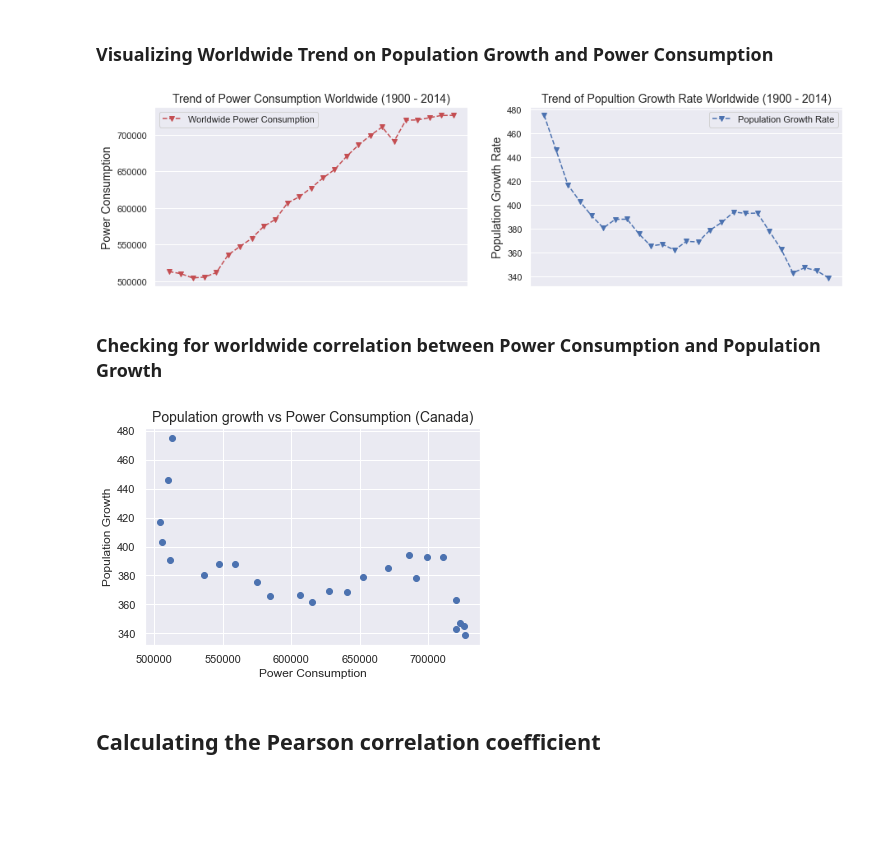
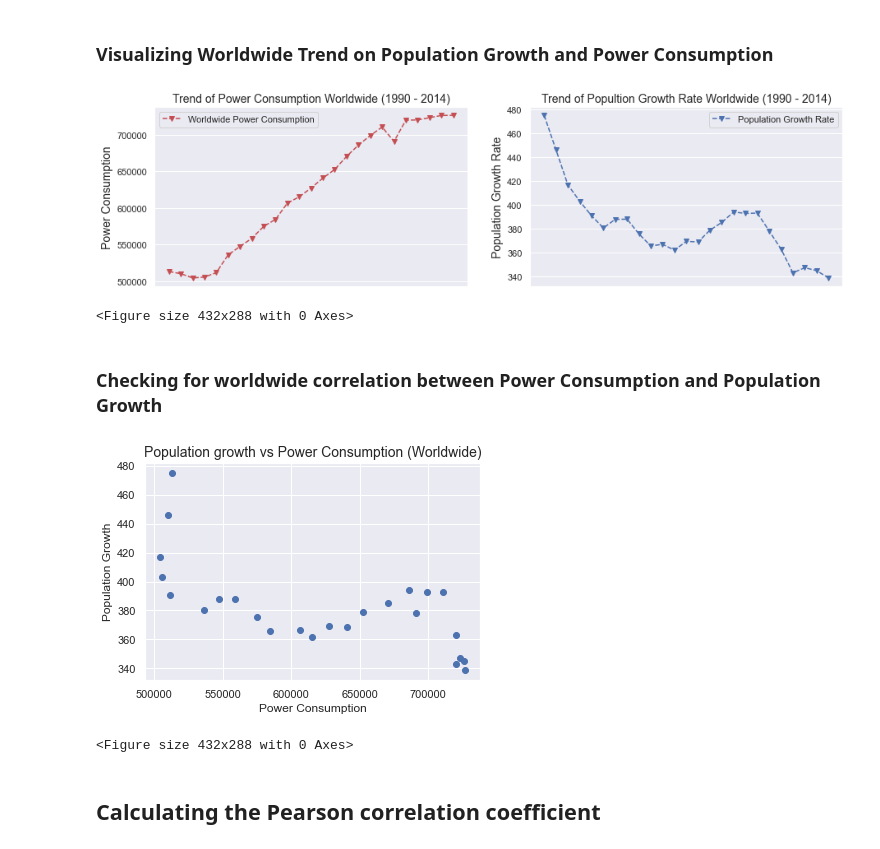
Before and after one commit to iamYole/ADS_Assignment_2, a Jupyter notebook: Population Growth VS Energy Consumption.ipynb, the cells around one changed output. Saved outputs shown, nothing was run; the diff lists cells and outputs as text; code cells hidden in the pictures; blank space fills up the shorter version.

```diff
--- a/Population Growth VS Energy Consumption.ipynb
+++ b/Population Growth VS Energy Consumption.ipynb
@@ -385,43 +423,49 @@ plt.show();
 ### Visualizing Worldwide Trend on Population Growth and Power Consumption
 # %%
 # Defining the aggregate variables
-total_population_growth = df_population_growth_nmv.iloc[:,1:].sum()
+total_population_growth = df_population_growth_nmv.iloc[:, 1:].sum()
+total_power_consumption = df_power_consumption_nmv.iloc[:, 1:].sum()
 
-total_power_consumption = df_power_consumption_nmv.iloc[:,1:].sum()
 
 # Plotting the Graph
 fig, (wax1,wax2) = plt.subplots(1,2, figsize = (15,4))
 
-wax1.plot(total_power_consumption[0:(len(total_power_consumption)-1)],'v--r', label = 'Worldwide Power Consumption')
+# Worldwide Power Consumption Trend
+wax1.plot(total_power_consumption[0:(len(total_power_consumption)-1)], 'v--r', label = 'Worldwide Power Consumption')
 wax1.set_xlabel('Years (1990 - 2014)')
 wax1.get_xaxis().set_visible(False)
-wax1.set_ylabel('Power Consumption', size=14)
-wax1.set_title('Trend of Power Consumption Worldwide (1900 - 2014)', size = 14)
+wax1.set_ylabel('Power Consumption', size = 14)
+wax1.set_title('Trend of Power Consumption Worldwide (1990 - 2014)', size = 14)
 wax1.legend()
 
-wax2.plot(total_population_growth[0:(len(total_population_growth)-1)],'v--b', label = 'Population Growth Rate')
+# Worldwide Population Growth Trend
+wax2.plot(total_population_growth[0:(len(total_population_growth)-1)], 'v--b', label = 'Population Growth Rate')
 wax2.set_xlabel('Years (1990 - 2014)')
 wax2.get_xaxis().set_visible(False)
-wax2.set_ylabel('Population Growth Rate', size=14)
-wax2.set_title('Trend of Popultion Growth Rate Worldwide (1900 - 2014)', size = 14)
+wax2.set_ylabel('Population Growth Rate', size = 14)
+wax2.set_title('Trend of Popultion Growth Rate Worldwide (1990 - 2014)', size = 14)
 wax2.legend()
 
 plt.show();
+plt.savefig('World Trends.png')
 # %% [output]
 [figure]
+<Figure size 432x288 with 0 Axes>
 # %% [markdown]
 ### Checking for worldwide correlation between Power Consumption and Population Growth
 # %%
 # Plotting the graph
 
 plt.scatter(total_power_consumption[0:(len(total_power_consumption)-1)],
             total_population_growth[0:(len(total_population_growth)-1)])
-plt.title('Population growth vs Power Consumption (Canada)', size=14)
+plt.title('Population growth vs Power Consumption (Worldwide)', size = 14)
 plt.ylabel('Population Growth')
 plt.xlabel('Power Consumption')
 plt.show();
+plt.savefig('World.png')
 # %% [output]
-[figure, old version]
+[figure, new version]
+<Figure size 432x288 with 0 Axes>
 # %% [markdown]
 ## Calculating the Pearson correlation coefficient
 # %% [markdown]
```
Also changed, not shown: parts of 35 cells of this notebook, 8 other files.
